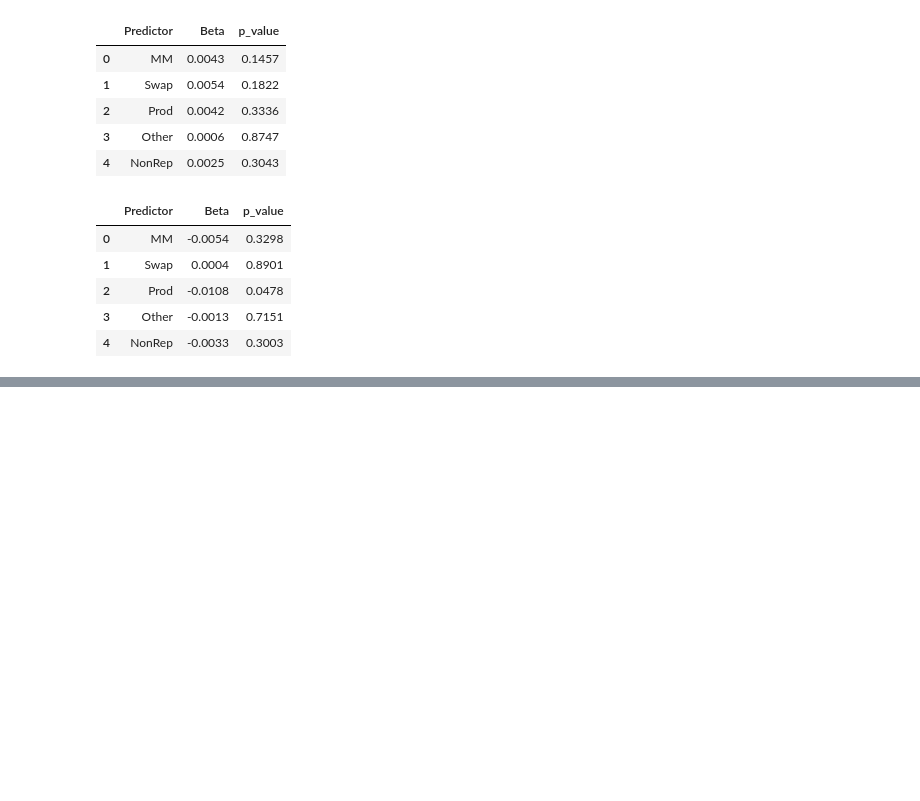
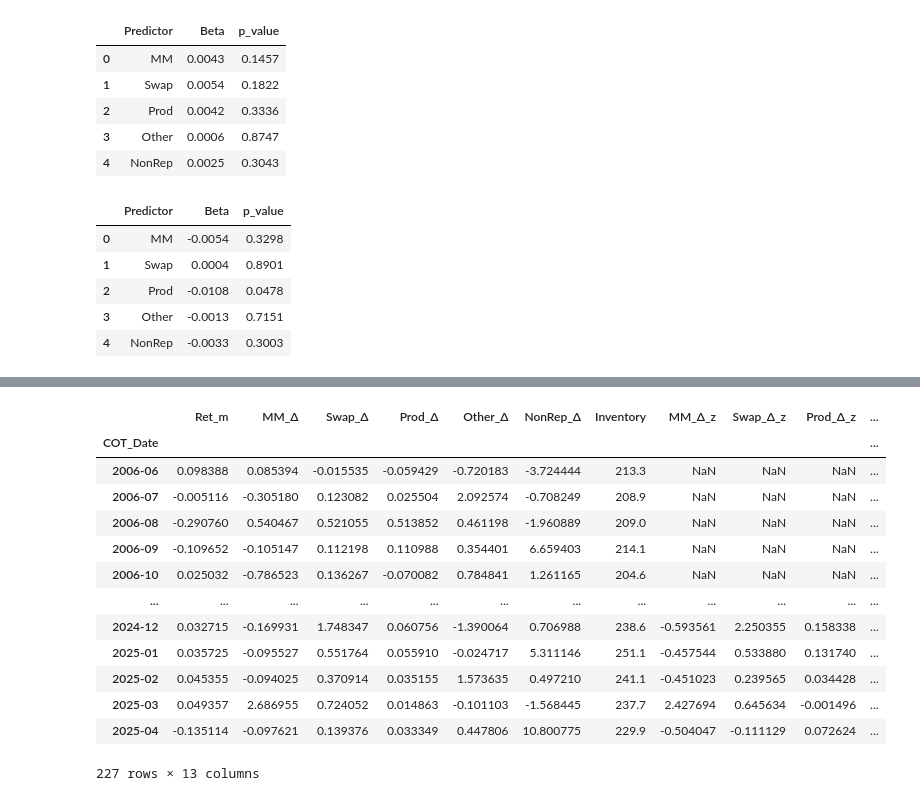
Before and after one commit to CocoZhang1025/Futures-COT-Predictability, a Jupyter notebook: Comdty_proj.ipynb, the cells around one changed output, grey strips where cells are left out. Cells and saved outputs as stored; diff of their text form; code cells hidden in the pictures; blank space fills up the shorter version.

```diff
--- a/Comdty_proj.ipynb
+++ b/Comdty_proj.ipynb
@@ -230,0 +370,9 @@ beta_xb
+# %%
+inv_xb = pd.read_csv("xb_inv.csv", index_col=0)
+g = inv_xb.iloc[0]
+g.index = pd.to_datetime(g.index, format="%b-%y").to_period("M")
+g.name = "Inventory"
+inv_xb = g.reset_index().rename(columns={"index":"COT_Date"})
+inv_xb["COT_Date"] = inv_xb["COT_Date"].dt.strftime("%Y-%m")
+
+inv_xb
@@ -230,0 +526,6 @@ beta_xb
+# %%
+# gasoline combined df
+inv_xb = inv_xb.set_index("COT_Date")
+df_m_XB.index.name = "COT_Date"
+df_combined_XB = df_m_XB.join(inv_xb, how="inner")
+df_combined_XB
@@ -230,0 +577,18 @@ beta_xb
+# %%
+df_combined_XB = add_z(df_combined_XB)
+df_combined_XB
+# %% [output]
+|  | Ret_m | MM_Δ | Swap_Δ | Prod_Δ | Other_Δ | NonRep_Δ | Inventory | MM_Δ_z | Swap_Δ_z | Prod_Δ_z | ... |
+| COT_Date |  |  |  |  |  |  |  |  |  |  | ... |
+| 2006-06 | 0.098388 | 0.085394 | -0.015535 | -0.059429 | -0.720183 | -3.724444 | 213.3 | NaN | NaN | NaN | ... |
+| 2006-07 | -0.005116 | -0.305180 | 0.123082 | 0.025504 | 2.092574 | -0.708249 | 208.9 | NaN | NaN | NaN | ... |
+| 2006-08 | -0.290760 | 0.540467 | 0.521055 | 0.513852 | 0.461198 | -1.960889 | 209.0 | NaN | NaN | NaN | ... |
+| 2006-09 | -0.109652 | -0.105147 | 0.112198 | 0.110988 | 0.354401 | 6.659403 | 214.1 | NaN | NaN | NaN | ... |
+| 2006-10 | 0.025032 | -0.786523 | 0.136267 | -0.070082 | 0.784841 | 1.261165 | 204.6 | NaN | NaN | NaN | ... |
+| ... | ... | ... | ... | ... | ... | ... | ... | ... | ... | ... | ... |
+| 2024-12 | 0.032715 | -0.169931 | 1.748347 | 0.060756 | -1.390064 | 0.706988 | 238.6 | -0.593561 | 2.250355 | 0.158338 | ... |
+| 2025-01 | 0.035725 | -0.095527 | 0.551764 | 0.055910 | -0.024717 | 5.311146 | 251.1 | -0.457544 | 0.533880 | 0.131740 | ... |
+| 2025-02 | 0.045355 | -0.094025 | 0.370914 | 0.035155 | 1.573635 | 0.497210 | 241.1 | -0.451023 | 0.239565 | 0.034428 | ... |
+| 2025-03 | 0.049357 | 2.686955 | 0.724052 | 0.014863 | -0.101103 | -1.568445 | 237.7 | 2.427694 | 0.645634 | -0.001496 | ... |
+| 2025-04 | -0.135114 | -0.097621 | 0.139376 | 0.033349 | 0.447806 | 10.800775 | 229.9 | -0.504047 | -0.111129 | 0.072624 | ... |
+227 rows × 13 columns
```
Also changed, not shown: parts of 25 cells of this notebook, 2 other files.
